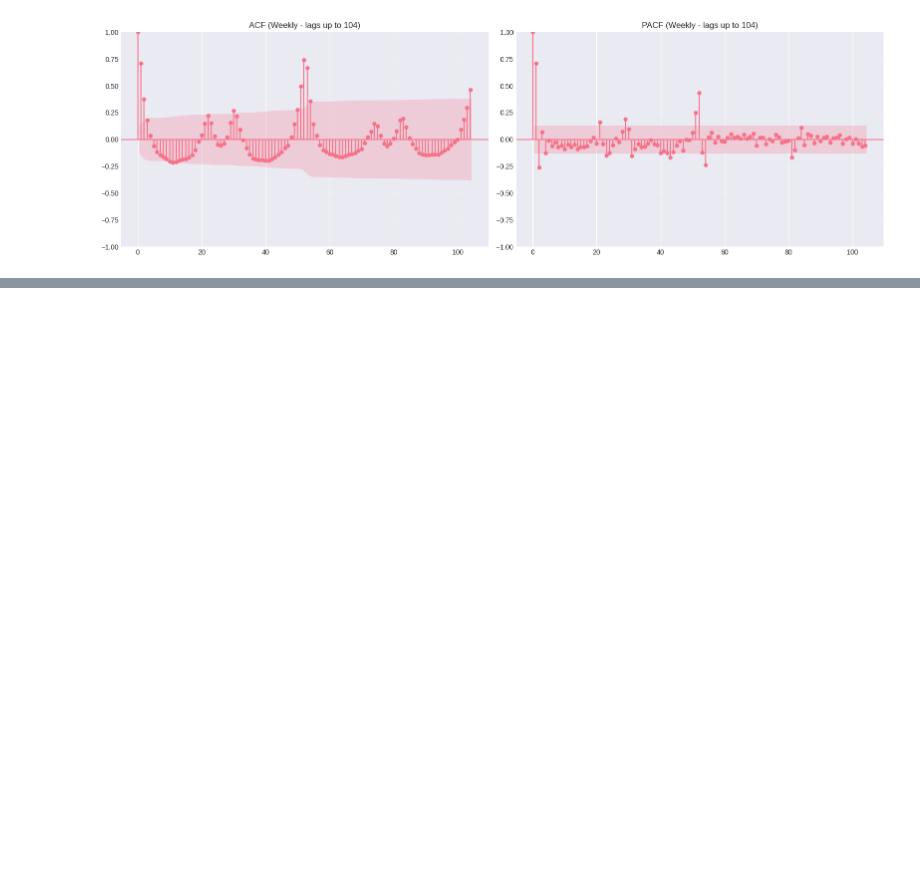
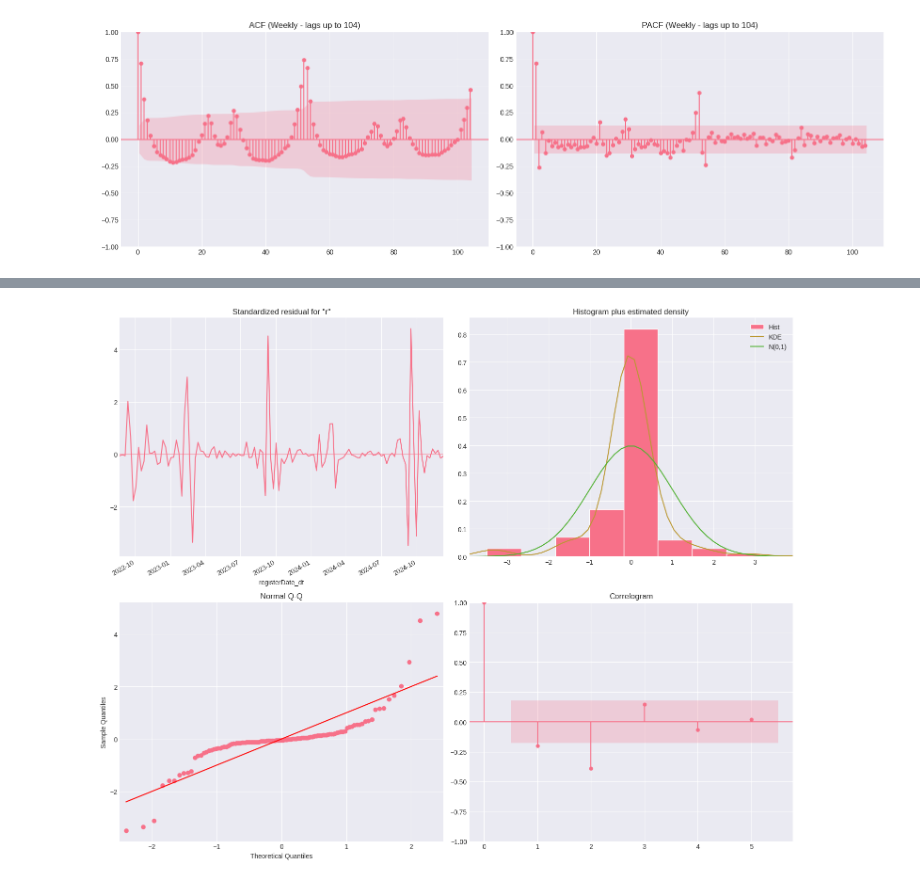
Before and after one commit to franciscopana/M.IA_Time-Series-Forecasting, a Jupyter notebook: eda.ipynb, the cells around one changed output, grey strips where cells are left out. Drawn from its saved outputs; the diff is of its cells as text; code cells hidden in the pictures; blank space fills up the shorter version.

Commit message:
Chore: SARIMA modeling and analysis.

```diff
--- a/eda.ipynb
+++ b/eda.ipynb
@@ -1035,0 +1071,93 @@ Additionally, the PACF confirms that the prediction of the current week's regist
+# %%
+import pandas as pd
+import matplotlib.pyplot as plt
+from statsmodels.tsa.statespace.sarimax import SARIMAX
+from sklearn.metrics import mean_squared_error, mean_absolute_error
+import numpy as np
+
+y = weekly_complete.fillna(0)
+
+test_size = 52
+train = y.iloc[:-test_size]
+test = y.iloc[-test_size:]
+
+print(f"Training Samples: {len(train)}")
+print(f"Test Samples: {len(test)}")
+
+# DEFINE THE MODEL
+# Order (p, d, q):
+#   p=1 (AR term for short-term correlation, suggested by PACF lag 1)
+#   d=1 (First differencing for trend)
+#   q=1 (MA term for short-term shock, suggested by ACF lag 1)
+# Seasonal Order (P, D, Q, s):
+#   P=0 (Start simple, usually Q is enough for seasonal spikes)
+#   D=1 (Seasonal differencing for annual cycle)
+#   Q=1 (Seasonal MA to fix the negative spike at Lag 52 seen in ACF)
+#   s=52 (Weekly frequency)
+
+my_order = (1, 1, 0)
+my_seasonal_order = (0, 1, 0, 52)
+
+print(f"\nFitting SARIMA{my_order}x{my_seasonal_order}...")
+
+try:
+    model = SARIMAX(train,
+                    order=my_order,
+                    seasonal_order=my_seasonal_order,
+                    enforce_stationarity=False,
+                    enforce_invertibility=False)
+
+    results = model.fit(disp=False)
+
+    # Print Model Summary
+    print(results.summary())
+
+    # --- 3. DIAGNOSTICS (FIXED) ---
+    # We set lags=5 to ensure it doesn't try to test correlations
+    # beyond what the data length supports.
+    print("\nGenerating Diagnostics...")
+    fig = results.plot_diagnostics(figsize=(15, 12), lags=5)
+    plt.tight_layout()
+    plt.show()
+
+    # --- 4. FORECASTING ---
+    start_idx = len(train)
+    end_idx = len(train) + len(test) - 1
+
+    predictions = results.get_prediction(start=start_idx, end=end_idx, dynamic=False)
+    forecast_values = predictions.predicted_mean
+    conf_int = predictions.conf_int()
+
+    # --- 5. VISUALIZATION ---
+    plt.figure(figsize=(18, 8))
+
+    # Plot last 2 years of training data
+    plot_start = max(0, len(train) - 104)
+    plt.plot(train.index[plot_start:], train.values[plot_start:], label='Training Data', color='black', alpha=0.7)
+
+    plt.plot(test.index, test.values, label='Actual Values (Test)', color='green', linewidth=2)
+    plt.plot(test.index, forecast_values, label='SARIMA Forecast', color='red', linestyle='--', linewidth=2)
+
+    plt.fill_between(test.index,
+                     conf_int.iloc[:, 0],
+                     conf_int.iloc[:, 1],
+                     color='pink', alpha=0.3, label='95% Confidence Interval')
+
+    plt.title(f'SARIMA Forecast vs Actuals\nOrder: {my_order} x {my_seasonal_order}', fontsize=14, fontweight='bold')
+    plt.xlabel('Date')
+    plt.ylabel('Registrations')
+    plt.legend(loc='upper left')
+    plt.grid(alpha=0.3)
+    plt.tight_layout()
+    plt.show()
+
+    # --- 6. METRICS ---
+    rmse = np.sqrt(mean_squared_error(test, forecast_values))
+    mae = mean_absolute_error(test, forecast_values)
+    print("\n--- Model Performance Metrics ---")
+    print(f"Root Mean Squared Error (RMSE): {rmse:.2f}")
+    print(f"Mean Absolute Error (MAE): {mae:.2f}")
+
+except Exception as e:
+    print(f"An error occurred: {e}")
+# %% [output]
@@ -1035,0 +1181 @@ Additionally, the PACF confirms that the prediction of the current week's regist
+[figure, added]
```
Also changed, not shown: parts of 16 cells of this notebook.
